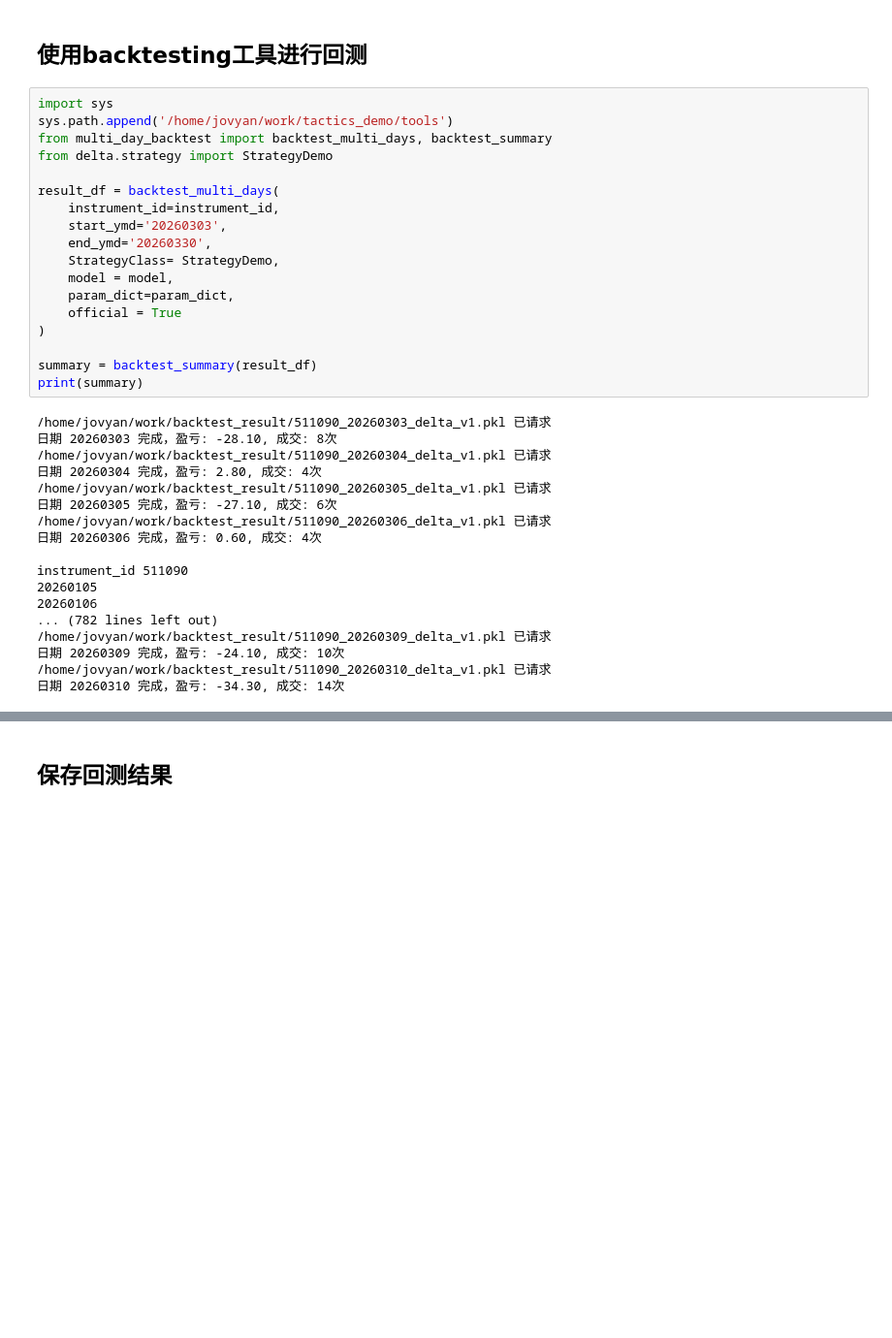
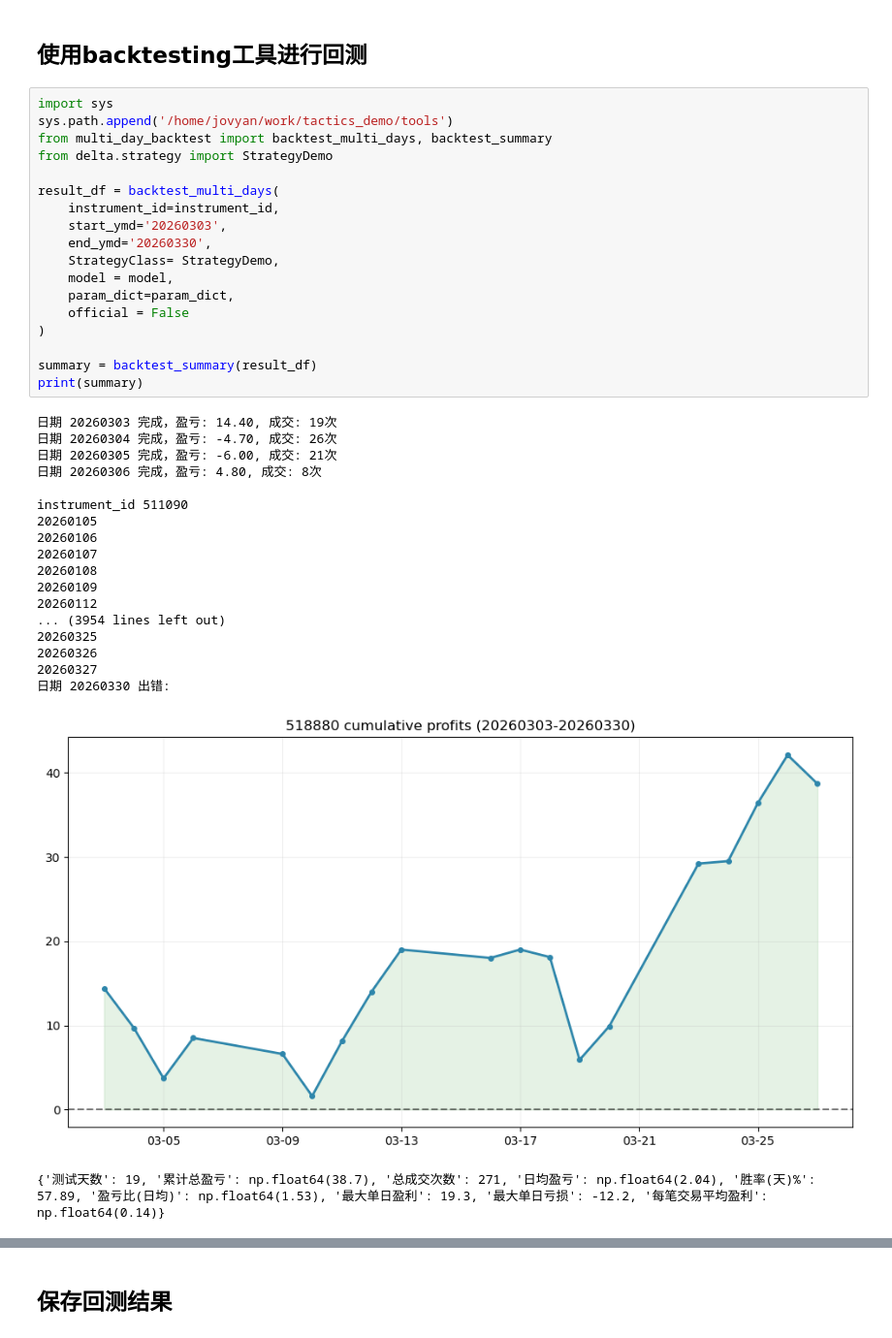
Before and after one commit to artinsophia/Quant-Intern-2026, a Jupyter notebook: delta/demo.ipynb, the cells around one changed output, grey strips where cells are left out. Shown at 97% size. Drawn from its saved outputs; the diff is of its cells as text; blank space fills up the shorter version.

```diff
--- a/delta/demo.ipynb
+++ b/delta/demo.ipynb
@@ -205,39 +286,41 @@ print(f"策略已创建: {strategy.name}")
 # %%
 import sys
 sys.path.append('/home/jovyan/work/tactics_demo/tools')
 from multi_day_backtest import backtest_multi_days, backtest_summary
 from delta.strategy import StrategyDemo
 
 result_df = backtest_multi_days(
     instrument_id=instrument_id,
     start_ymd='20260303',
     end_ymd='20260330',
     StrategyClass= StrategyDemo,
     model = model,
     param_dict=param_dict,
-    official = True
+    official = False
 )
 
 summary = backtest_summary(result_df)
 print(summary)
 # %% [output]
-/home/jovyan/work/backtest_result/511090_20260303_delta_v1.pkl 已请求
-日期 20260303 完成，盈亏: -28.10, 成交: 8次
-/home/jovyan/work/backtest_result/511090_20260304_delta_v1.pkl 已请求
-日期 20260304 完成，盈亏: 2.80, 成交: 4次
-/home/jovyan/work/backtest_result/511090_20260305_delta_v1.pkl 已请求
-日期 20260305 完成，盈亏: -27.10, 成交: 6次
-/home/jovyan/work/backtest_result/511090_20260306_delta_v1.pkl 已请求
-日期 20260306 完成，盈亏: 0.60, 成交: 4次
+日期 20260303 完成，盈亏: 14.40, 成交: 19次
+日期 20260304 完成，盈亏: -4.70, 成交: 26次
+日期 20260305 完成，盈亏: -6.00, 成交: 21次
+日期 20260306 完成，盈亏: 4.80, 成交: 8次
 
 instrument_id 511090
 20260105
 20260106
-... (782 lines left out)
-/home/jovyan/work/backtest_result/511090_20260309_delta_v1.pkl 已请求
-日期 20260309 完成，盈亏: -24.10, 成交: 10次
-/home/jovyan/work/backtest_result/511090_20260310_delta_v1.pkl 已请求
-日期 20260310 完成，盈亏: -34.30, 成交: 14次
+20260107
+20260108
+20260109
+20260112
+... (3954 lines left out)
+20260325
+20260326
+20260327
+日期 20260330 出错:
+[figure, added]
+{'测试天数': 19, '累计总盈亏': np.float64(38.7), '总成交次数': 271, '日均盈亏': np.float64(2.04), '胜率(天)%': 57.89, '盈亏比(日均)': np.float64(1.53), '最大单日盈利': 19.3, '最大单日亏损': -12.2, '每笔交易平均盈利': np.float64(0.14)}
 # %%
 with pd.option_context('display.max_rows', None, 'display.max_columns', None):
     display(result_df)
```
Also changed, not shown: parts of 17 cells of this notebook, 3 other files.
